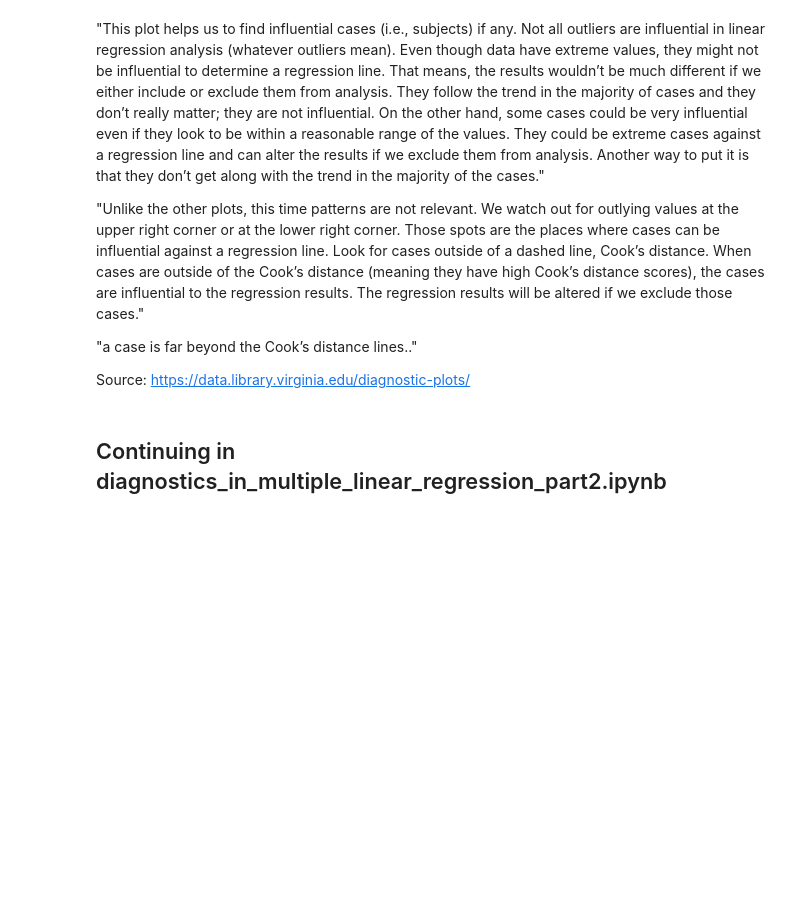
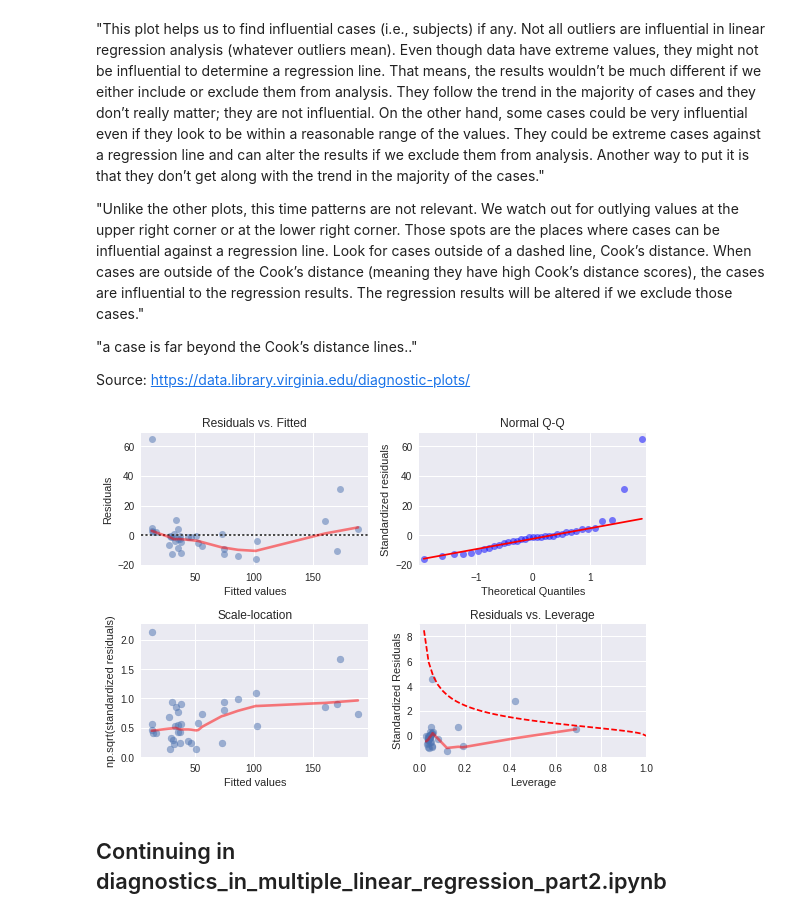
Before and after one commit to DoosanJung/stanford-stats191-python, a Jupyter notebook: 6_diagnostics_in_multiple_linear_regression_part1.ipynb, the cells around one changed output. Saved outputs shown, nothing was run; the diff lists cells and outputs as text; code cells hidden in the pictures; blank space fills up the shorter version.

Commit message:
plots update

```diff
--- a/6_diagnostics_in_multiple_linear_regression_part1.ipynb
+++ b/6_diagnostics_in_multiple_linear_regression_part1.ipynb
@@ -301,0 +315,8 @@ Source: https://data.library.virginia.edu/diagnostic-plots/
+# %%
+# Normal Q-Q Plot
+def normal_qq_plot(result, ax):
+    fig = qqplot(result.resid, line='q', alpha=0.5, ax=ax)
+    ax.set_xlabel('Theoretical Quantiles')
+    ax.set_ylabel('Standardized residuals')
+    ax.set_title('Normal Q-Q')
+    return fig
@@ -302,3 +337,40 @@ Source: https://data.library.virginia.edu/diagnostic-plots/
+# %%
+# Residuals vs. Leverage
+def residuals_leverage(result, ax):
+    norm_resid = result.get_influence().resid_studentized_internal
+    leverage = result.get_influence().hat_matrix_diag
+    ax.scatter(leverage, norm_resid, alpha=0.5)
+    sns.regplot(leverage, norm_resid,
+                scatter=False, ci=False, lowess=True,
+                line_kws={'color': 'red', 'alpha':0.5},
+                ax=ax)
+    ax.set_xlabel('Leverage')
+    ax.set_ylabel('Standardized Residuals')
+    ax.set_title('Residuals vs. Leverage')
+
+    x = np.linspace(0, 1, 50)
+    y = np.sqrt((0.5 * len(result.params) * (1 - x)) / x)
+    ax.plot(x, y, label='Cook\'s distance', ls='--', color='red')
+    ax.set_xlim([0, 1])
+    return ax
+# %%
+def make_plots(data, y, result):
+    fig, axes = plt.subplots(2,2, sharex=False, sharey=False)
+    axes[0, 0] = residuals_fitted(data=data, y=y,
+                                  result=result,
+                                  ax=axes[0, 0])
+    axes[0, 1] = normal_qq_plot(result=result,
+                                 ax=axes[0, 1])
+    axes[1, 0] = scale_location(result=result,
+                                 ax=axes[1, 0])
+    axes[1, 1] = residuals_leverage(result=result,
+                                 ax=axes[1, 1])
+    plt.tight_layout()
+    plt.show()
+# %%
+make_plots(data=data, y='Time', result=res)
+# %% [output]
+[figure, added]
 # %% [markdown]
 ## Continuing in diagnostics_in_multiple_linear_regression_part2.ipynb
 # %% [markdown]
```
Also changed, not shown: parts of 3 cells of this notebook, 5 other files.
